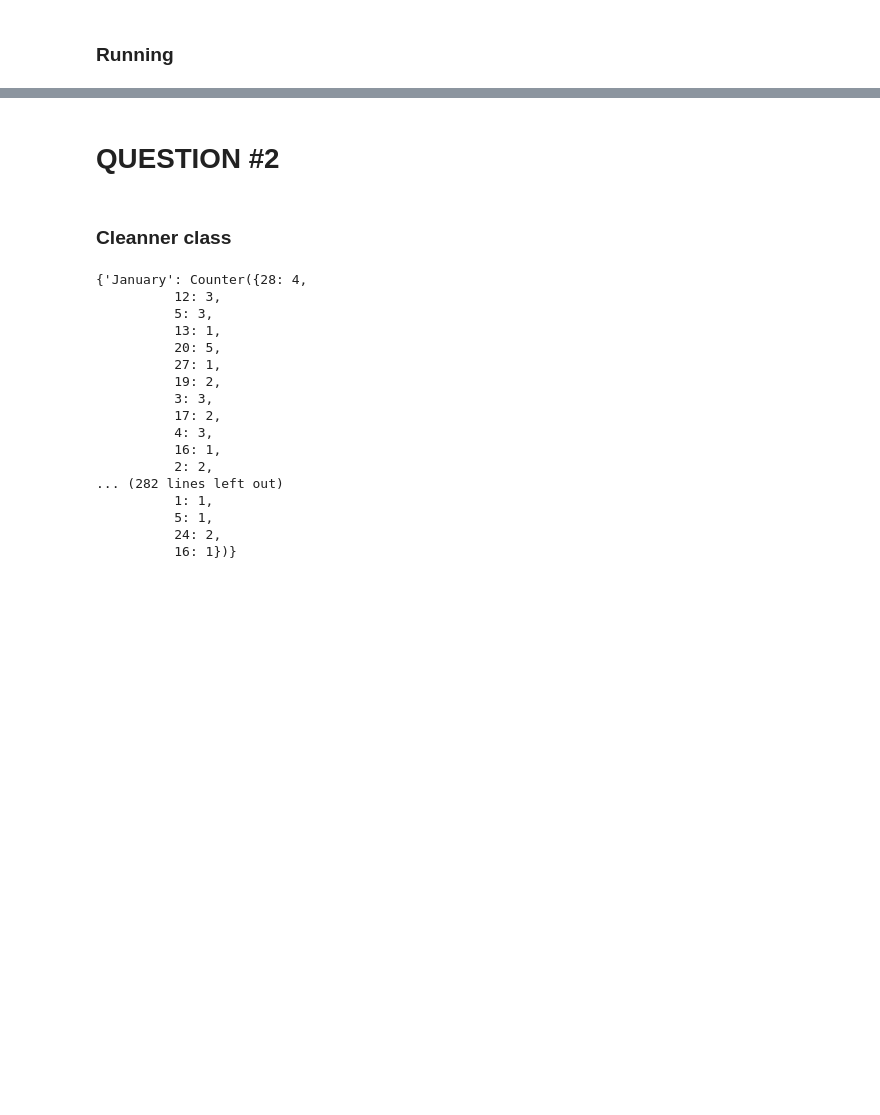
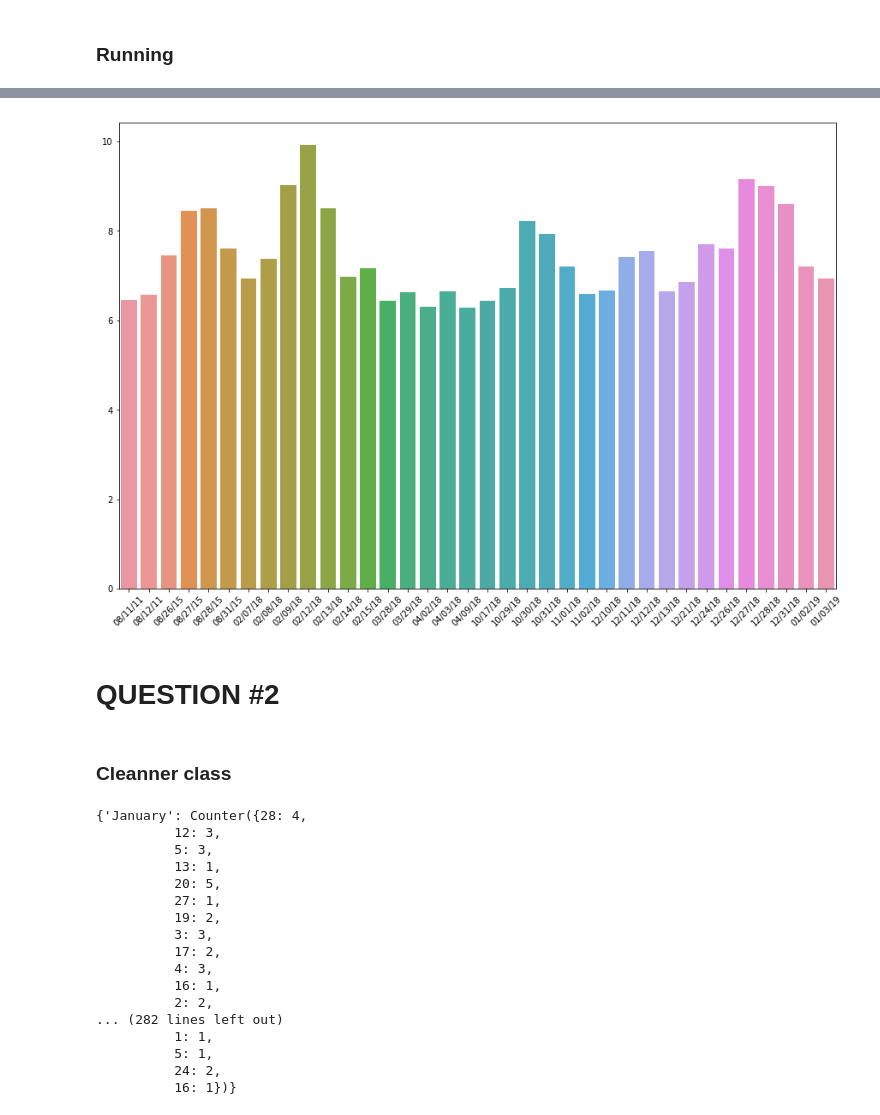
Before and after one commit to lcarcamo1526/Interview-Question, a Jupyter notebook: Interview.ipynb, the cells around one changed output, grey strips where cells are left out. Cells and saved outputs as stored; diff of their text form; code cells hidden in the pictures; blank space fills up the shorter version.

```diff
--- a/Interview.ipynb
+++ b/Interview.ipynb
@@ -171,3 +221,14 @@ report.optimize(100,1)
+# %%
+def print_optimization():
+    plt.figure(figsize=(15,10))
+    date = list(result.keys())
+    value = list(result.values())
+    bar = sns.barplot(x=date,y=value)
+    plt.xticks(rotation=45)
+# %%
+print_optimization()
+# %% [output]
+[figure, added]
 # %% [markdown]
 # QUESTION #2
 # %% [markdown]
```
Also changed, not shown: parts of 17 cells of this notebook.
